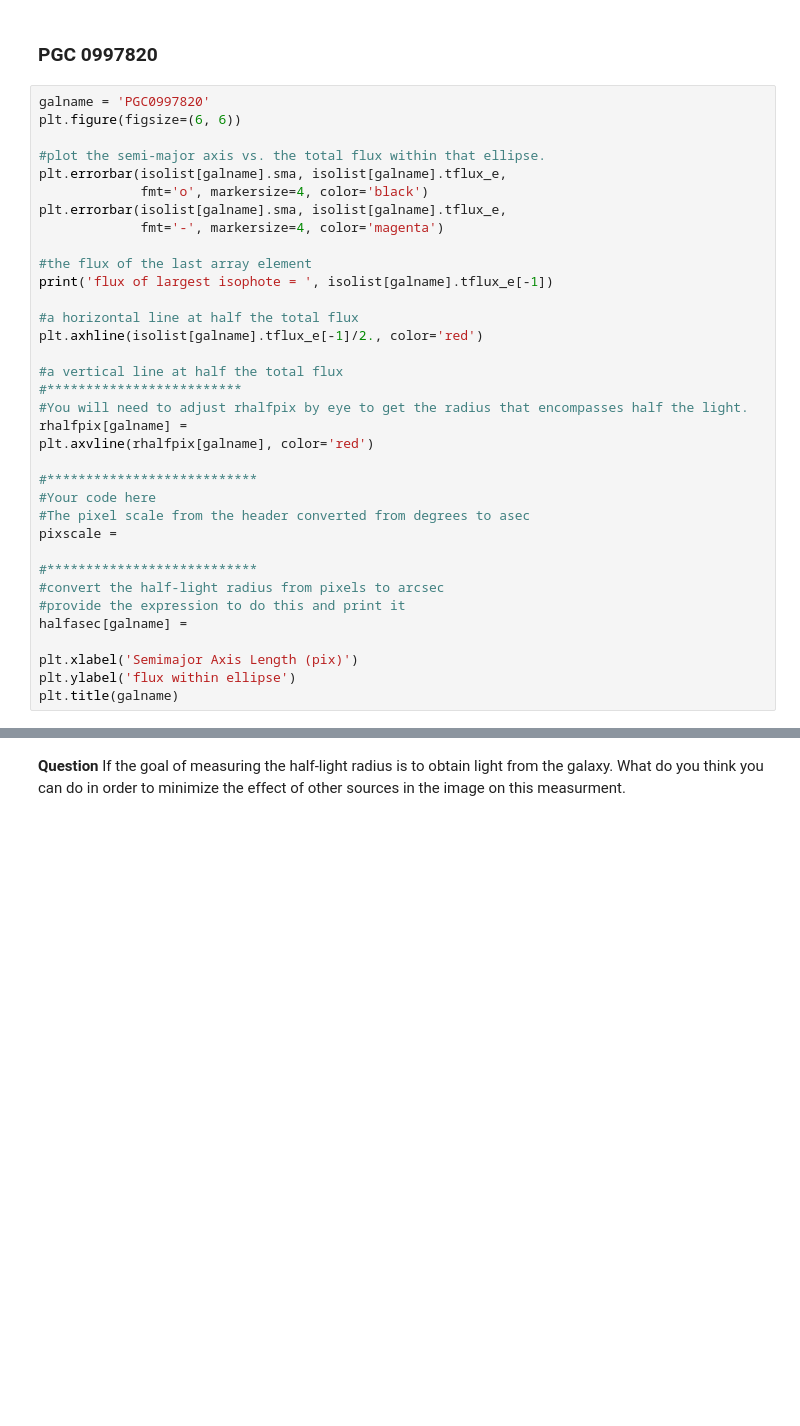
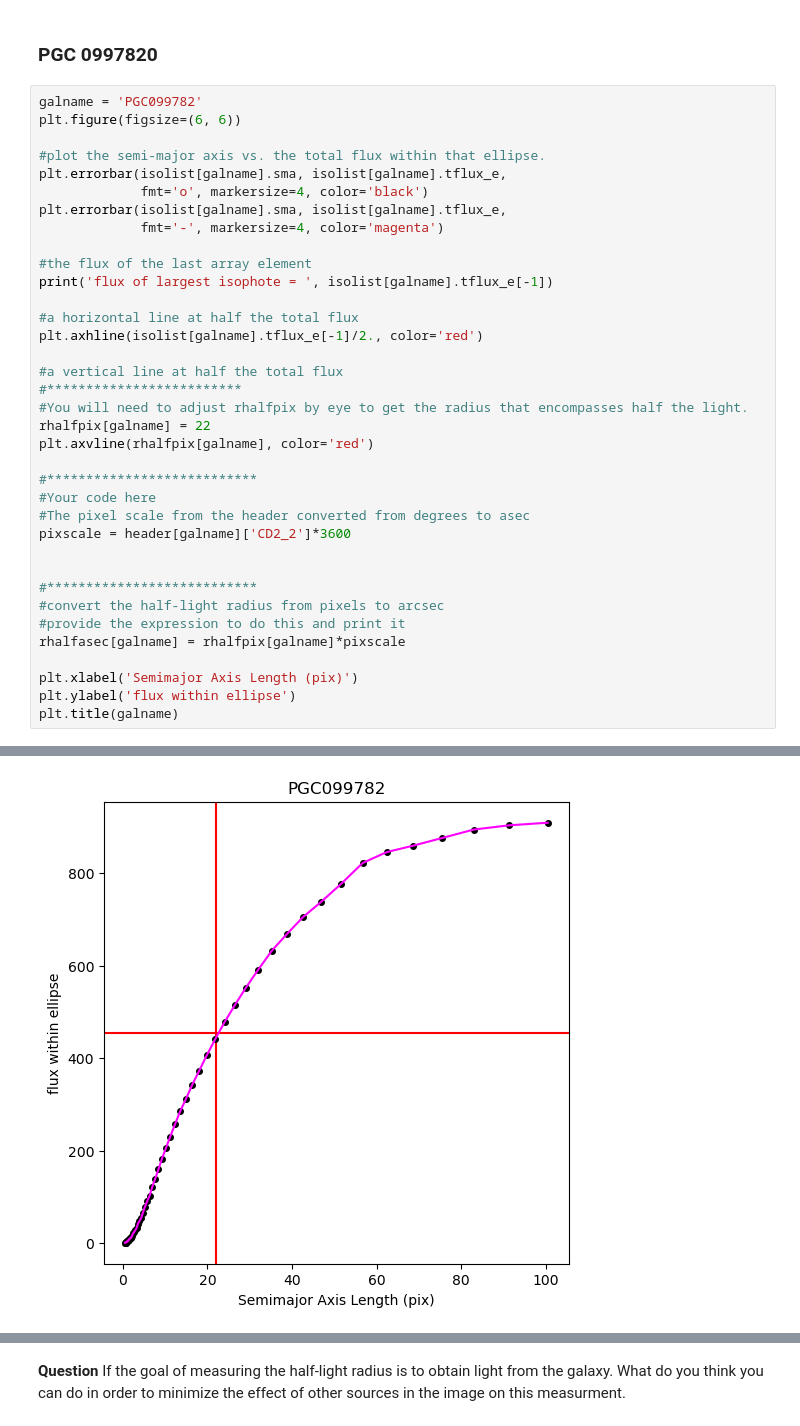
Before and after one commit to dimigod56/SurfacePhotometery_studen, a Jupyter notebook: surface_photometry_student.ipynb, the cells around one changed output, grey strips where cells are left out. Saved outputs shown, nothing was run; the diff lists cells and outputs as text; blank space fills up the shorter version.

```diff
--- a/surface_photometry_student.ipynb
+++ b/surface_photometry_student.ipynb
@@ -906,7 +926,7 @@ plt.title(galname)
 # %% [markdown]
 ### PGC 0997820
 # %%
-galname = 'PGC0997820'
+galname = 'PGC099782'
 plt.figure(figsize=(6, 6))
 
 #plot the semi-major axis vs. the total flux within that ellipse.
@@ -924,19 +944,21 @@ plt.axhline(isolist[galname].tflux_e[-1]/2., color='red')
 #a vertical line at half the total flux
 #*************************
 #You will need to adjust rhalfpix by eye to get the radius that encompasses half the light.
-rhalfpix[galname] =
+rhalfpix[galname] = 22
 plt.axvline(rhalfpix[galname], color='red')
 
 #***************************
 #Your code here
 #The pixel scale from the header converted from degrees to asec
-pixscale =
+pixscale = header[galname]['CD2_2']*3600
+
 
 #***************************
 #convert the half-light radius from pixels to arcsec
 #provide the expression to do this and print it
-halfasec[galname] =
+rhalfasec[galname] = rhalfpix[galname]*pixscale
 
 plt.xlabel('Semimajor Axis Length (pix)')
 plt.ylabel('flux within ellipse')
 plt.title(galname)
+# %% [output]
@@ -943,3 +967,4 @@ plt.title(galname)
+[figure, added]
 # %% [markdown]
 **Question** For the galaxies above, answer in words written below each bullet:
 * For each galaxy how the half-light compares to the visible extent of the galaxy using what you see in the displayed images or in ds9?
```
Also changed, not shown: parts of 20 cells of this notebook.
